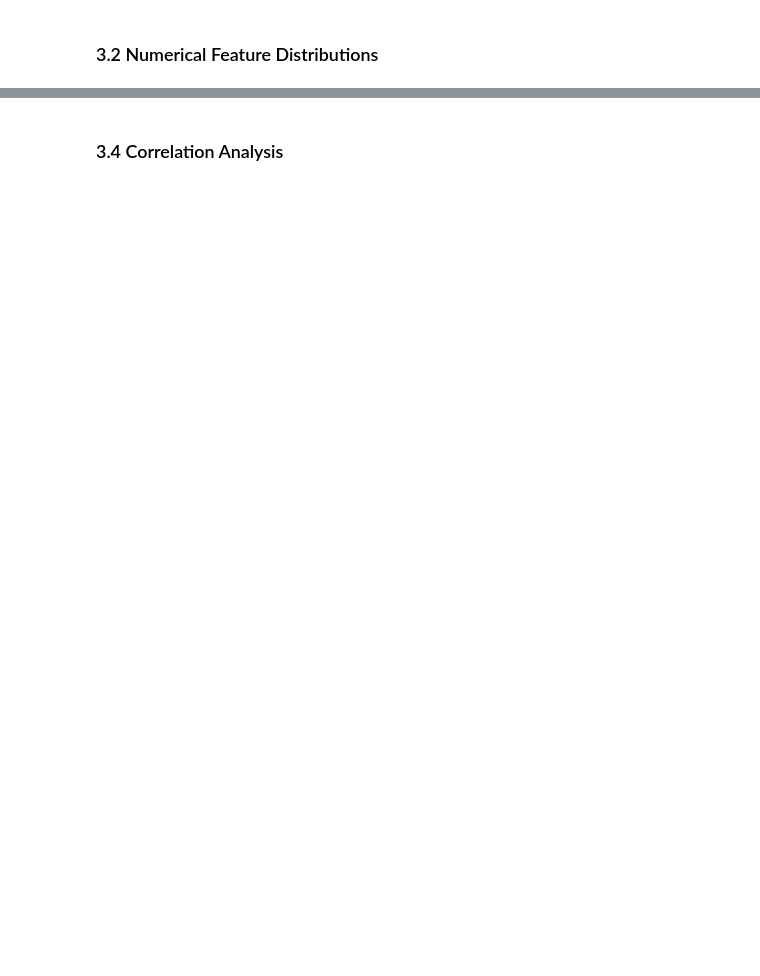
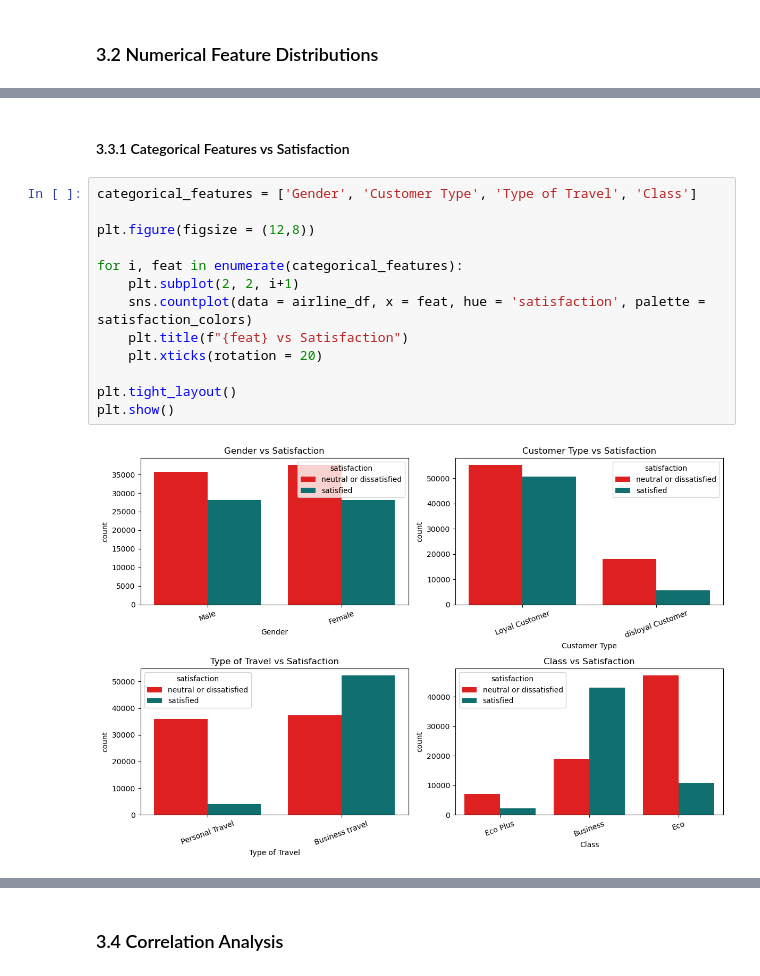
Before and after one commit to JuneHenia/Airline-Satisfaction-Prediction, a Jupyter notebook: Final project ML.ipynb, the cells around one changed output, grey strips where cells are left out. Drawn from its saved outputs; the diff is of its cells as text; blank space fills up the shorter version.

```diff
--- a/Final project ML.ipynb
+++ b/Final project ML.ipynb
@@ -258,0 +322,17 @@ This suggests the presence of extreme delay values, which may represent unusual
+# %% [markdown]
+#### 3.3.1 Categorical Features vs Satisfaction
+# %%
+categorical_features = ['Gender', 'Customer Type', 'Type of Travel', 'Class']
+
+plt.figure(figsize = (12,8))
+
+for i, feat in enumerate(categorical_features):
+    plt.subplot(2, 2, i+1)
+    sns.countplot(data = airline_df, x = feat, hue = 'satisfaction', palette = satisfaction_colors)
+    plt.title(f"{feat} vs Satisfaction")
+    plt.xticks(rotation = 20)
+
+plt.tight_layout()
+plt.show()
+# %% [output]
+[figure, added]
```
Also changed, not shown: parts of 18 cells of this notebook.
